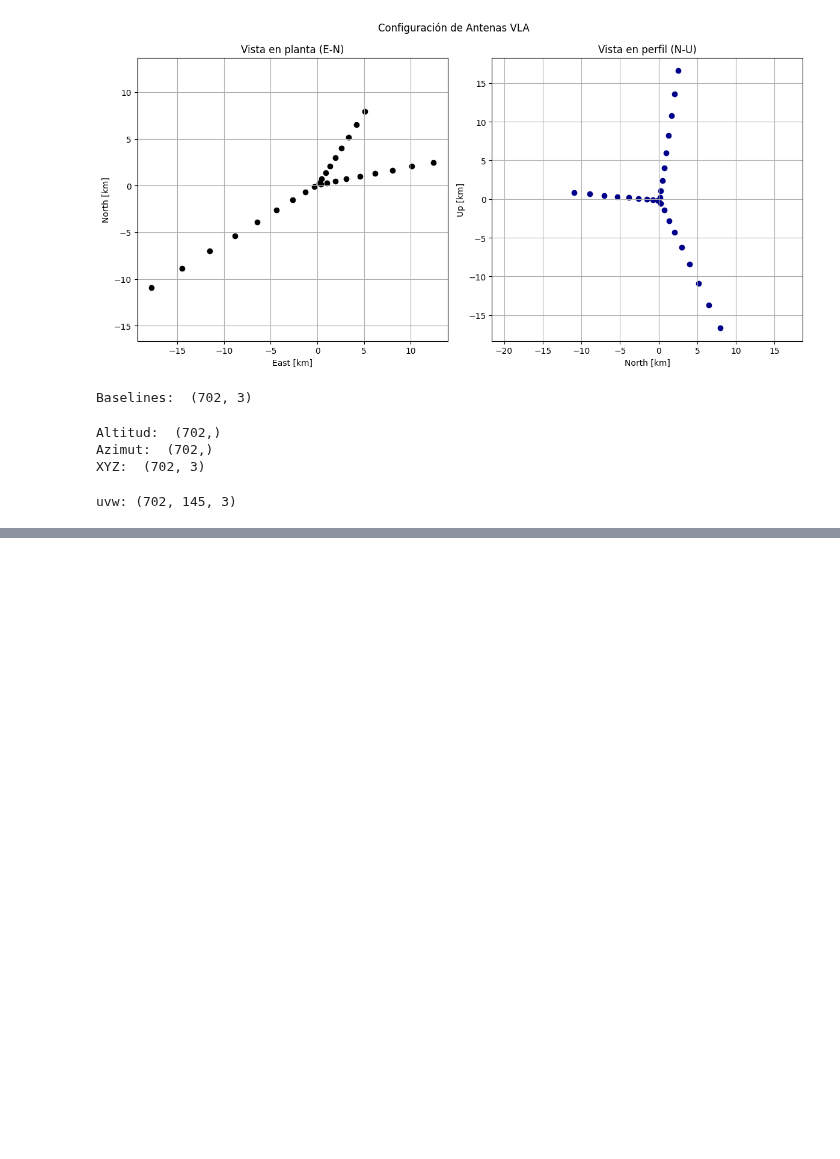
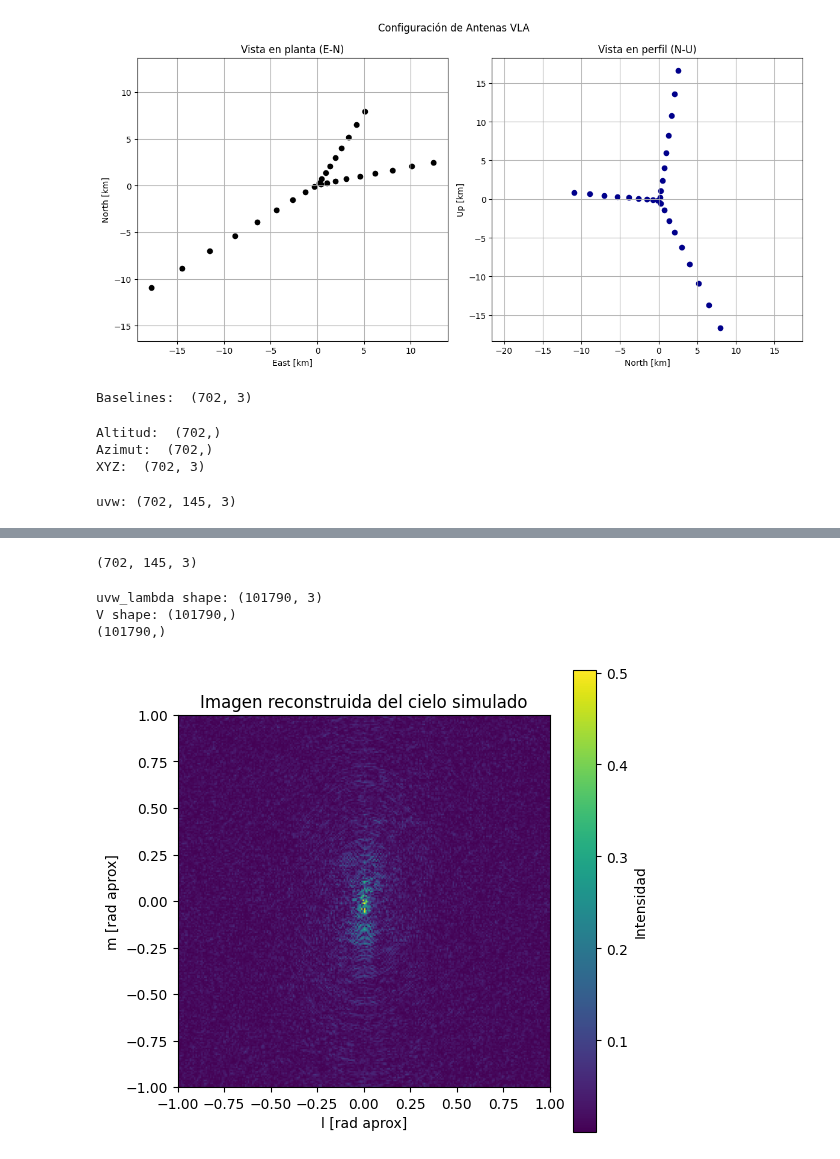
Before and after one commit to Mieres7/RadioInterferometry, a Jupyter notebook: lab1/laboratory1.ipynb, the cells around one changed output, grey strips where cells are left out. Saved outputs shown, nothing was run; the diff lists cells and outputs as text; code cells hidden in the pictures; blank space fills up the shorter version.

```diff
--- a/lab1/laboratory1.ipynb
+++ b/lab1/laboratory1.ipynb
@@ -679,0 +692,69 @@ plt.show()
+# %%
+print(uvw_lambda.shape)
+# %% [output]
+(702, 145, 3)
+# %%
+from scipy.interpolate import griddata
+
+def grid_visibilities(V, uvw_lambda, Npix=256):
+    """
+    Gridding simple de visibilidades (u,v) en una grilla regular 2D.
+    """
+
+    print("uvw_lambda shape:", uvw_lambda.shape)
+    print("V shape:", V.shape)
+
+
+    u = uvw_lambda[:,0]
+    v = uvw_lambda[:,1]
+    V_flat = V.flatten()
+    print(V_flat.shape)
+
+    u_max = np.max(np.abs(u))
+    v_max = np.max(np.abs(v))
+
+    # Grilla regular
+    u_grid = np.linspace(-u_max, u_max, Npix)
+    v_grid = np.linspace(-v_max, v_max, Npix)
+    U, Vv = np.meshgrid(u_grid, v_grid)
+
+    # Interpolación: griddata asigna valores complejos a la grilla
+    V_grid = griddata((u, v), V_flat, (U, Vv), method='nearest', fill_value=0.0+0.0j)
+    return V_grid, u_grid, v_grid
+
+
+# Aplanar uvw_lambda en (702*145, 3)
+uvw_flat = uvw_lambda.reshape(-1, 3)
+
+# Tomar sólo u y v
+u = uvw_flat[:, 0]
+v = uvw_flat[:, 1]
+
+# Expandir visibilidades a la misma cantidad de puntos
+# Si tus V tienen 3 frecuencias, repetimos cada baseline 145 veces
+V_expanded = np.repeat(V, 145, axis=0)
+
+# Si solo quieres una frecuencia (por ejemplo, la primera):
+V_flat = V_expanded[:, -1]  # o promedio en caso de querer una sola imagen
+
+V_grid, u_grid, v_grid = grid_visibilities(V_flat, uvw_flat, Npix=256)
+
+from numpy.fft import ifftshift, fftshift, ifft2
+
+# Transformada inversa
+image = fftshift(ifft2(ifftshift(V_grid)))
+intensity = np.log1p(np.abs(image))
+
+plt.figure(figsize=(6,6))
+plt.imshow(intensity, origin='lower', cmap='viridis',
+           extent=[-1,1,-1,1])
+plt.xlabel('l [rad aprox]')
+plt.ylabel('m [rad aprox]')
+plt.title('Imagen reconstruida del cielo simulado')
+plt.colorbar(label='Intensidad')
+plt.show()
+# %% [output]
+uvw_lambda shape: (101790, 3)
+V shape: (101790,)
+(101790,)
+[figure, added]
```
Also changed, not shown: parts of 10 cells of this notebook, 2 other files.
